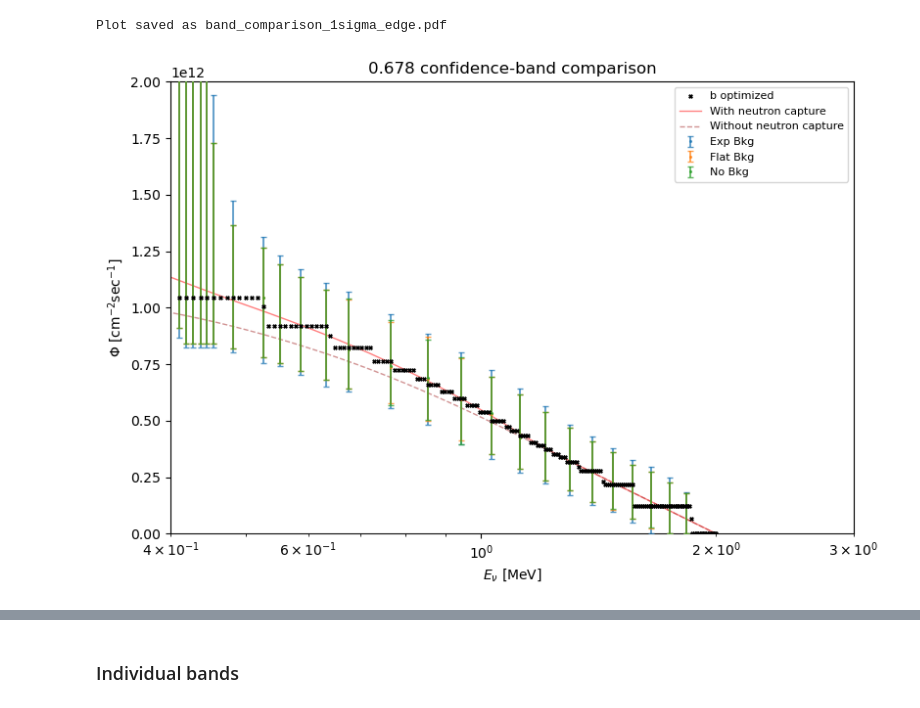
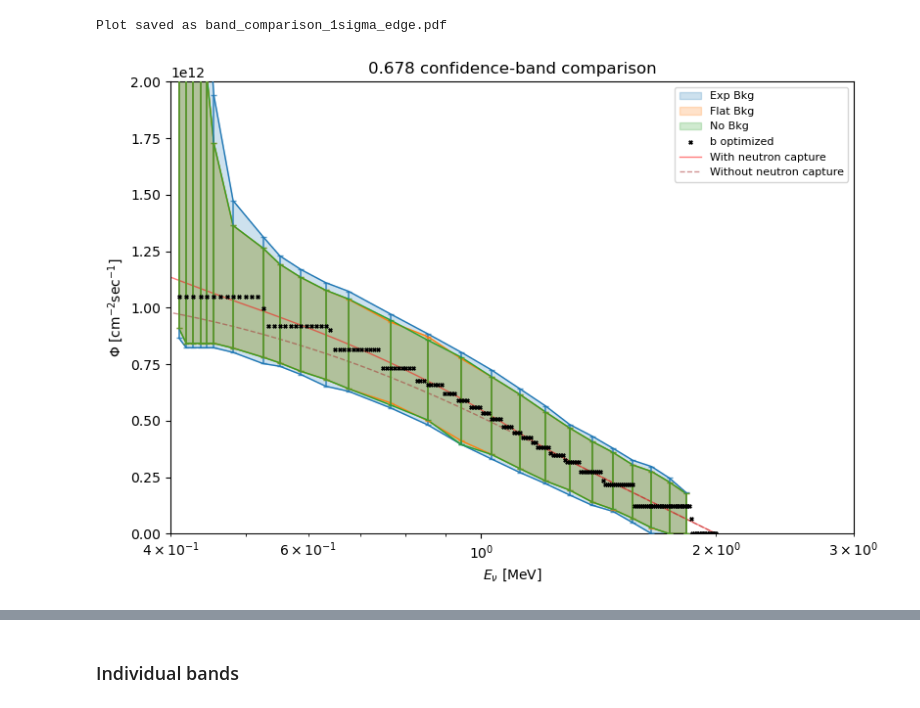
Before and after one commit to kyphys-creator/neutrinoAnalysis, a Jupyter notebook: 5eV/comparison_T3.ipynb, the cells around one changed output, grey strips where cells are left out. Saved outputs shown, nothing was run; the diff lists cells and outputs as text; code cells hidden in the pictures.

```diff
--- a/5eV/comparison_T3.ipynb
+++ b/5eV/comparison_T3.ipynb
@@ -3,25 +3,26 @@ from neutrino_analysis_band import NeutrinoAnalysis
 # %%
 # Run optimize() on each scenario first
 a_flat = NeutrinoAnalysis(background_scenario='flat', intervals='180', GeV=0.32e16, solver='osqp')
 a_flat.optimize(a_flat.data_vector)
 a_a = NeutrinoAnalysis(background_scenario='a', intervals='180', GeV=0.36e16, solver='osqp')
 a_a.optimize(a_a.data_vector)
 a_b = NeutrinoAnalysis(background_scenario='b', intervals='180', GeV=0.6e16, solver='osqp')
 a_b.optimize(a_b.data_vector)
 
 a_flat.plot_band_comparison(
     {'Exp Bkg':    'T3/scenario_bkg_b/bands/band_*.json',
      'Flat Bkg': 'T3/scenario_bkg_flat/bands/band_*.json',
      'No Bkg': 'T3/scenario_bkg_a/bands/band_*.json',},
     level=0.678,
     optimized={'b': a_b},   # Overlay each scenario's optimize result
     ylim=(0, 2e12), save=True,
     fname='band_comparison_1sigma_edge.pdf',
-    logy = False
+    logy = False,
+    style = 'both'
 )
 # %% [output]
 Plot saved as band_comparison_1sigma_edge.pdf
-[figure, old version]
+[figure, new version]
 # %%
 # Run optimize() on each scenario first
 a_flat = NeutrinoAnalysis(background_scenario='flat', intervals='180', GeV=0.32e16, solver='osqp')
```
Also changed, not shown: parts of 6 cells of this notebook, 6 other files.
